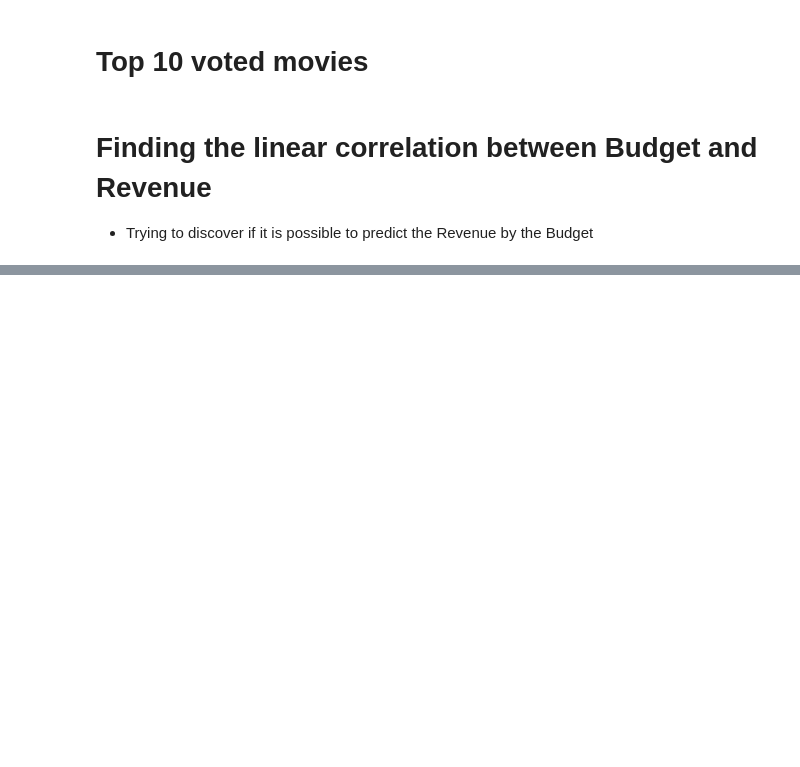
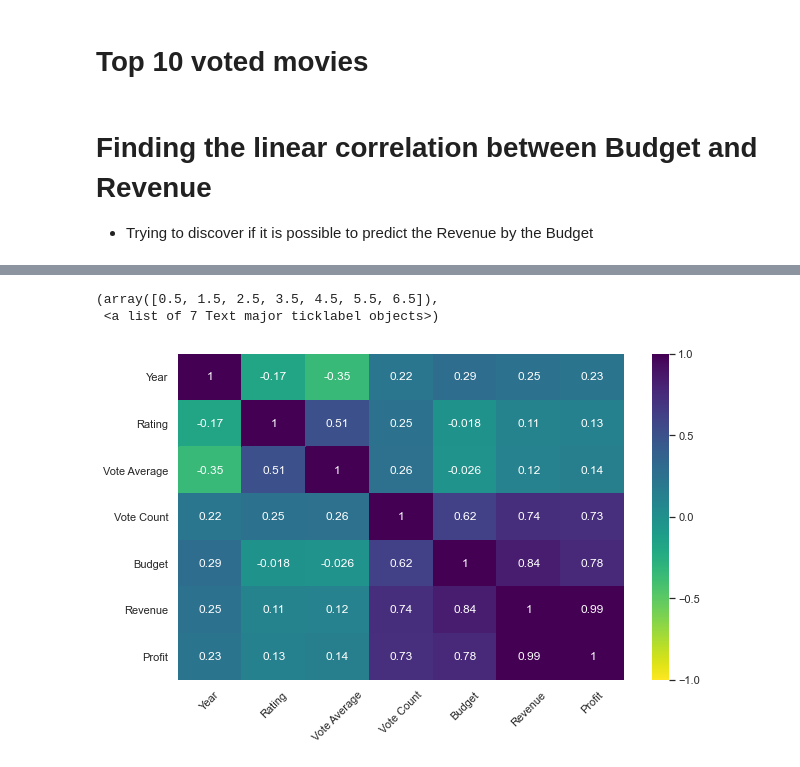
Before and after one commit to gabieller/MoviesDataBase, a Jupyter notebook: graph_analysis.ipynb, the cells around one changed output, grey strips where cells are left out. Drawn from its saved outputs; the diff is of its cells as text; code cells hidden in the pictures; blank space fills up the shorter version.

```diff
--- a/graph_analysis.ipynb
+++ b/graph_analysis.ipynb
@@ -186,0 +211,17 @@ base.describe()
+# %%
+#mask = np.triu(base.corr())
+values = base[["Year", "Rating", "Vote Average", "Vote Count", "Budget", "Revenue", "Profit"]]
+sns.set(rc={'figure.figsize':(10,6)})
+
+
+sns.heatmap(values.corr(),
+            annot = True,
+            vmin=-1, vmax=1, center= 0,
+            cmap= 'viridis_r',
+            cbar_kws = {"ticks":[-1, -.5,0,.5,1]}
+            )
+plt.xticks(rotation = 45, ha = "center")
+# %% [output]
+(array([0.5, 1.5, 2.5, 3.5, 4.5, 5.5, 6.5]),
+ <a list of 7 Text major ticklabel objects>)
+[figure, added]
```
Also changed, not shown: parts of 18 cells of this notebook, 3 other files.
